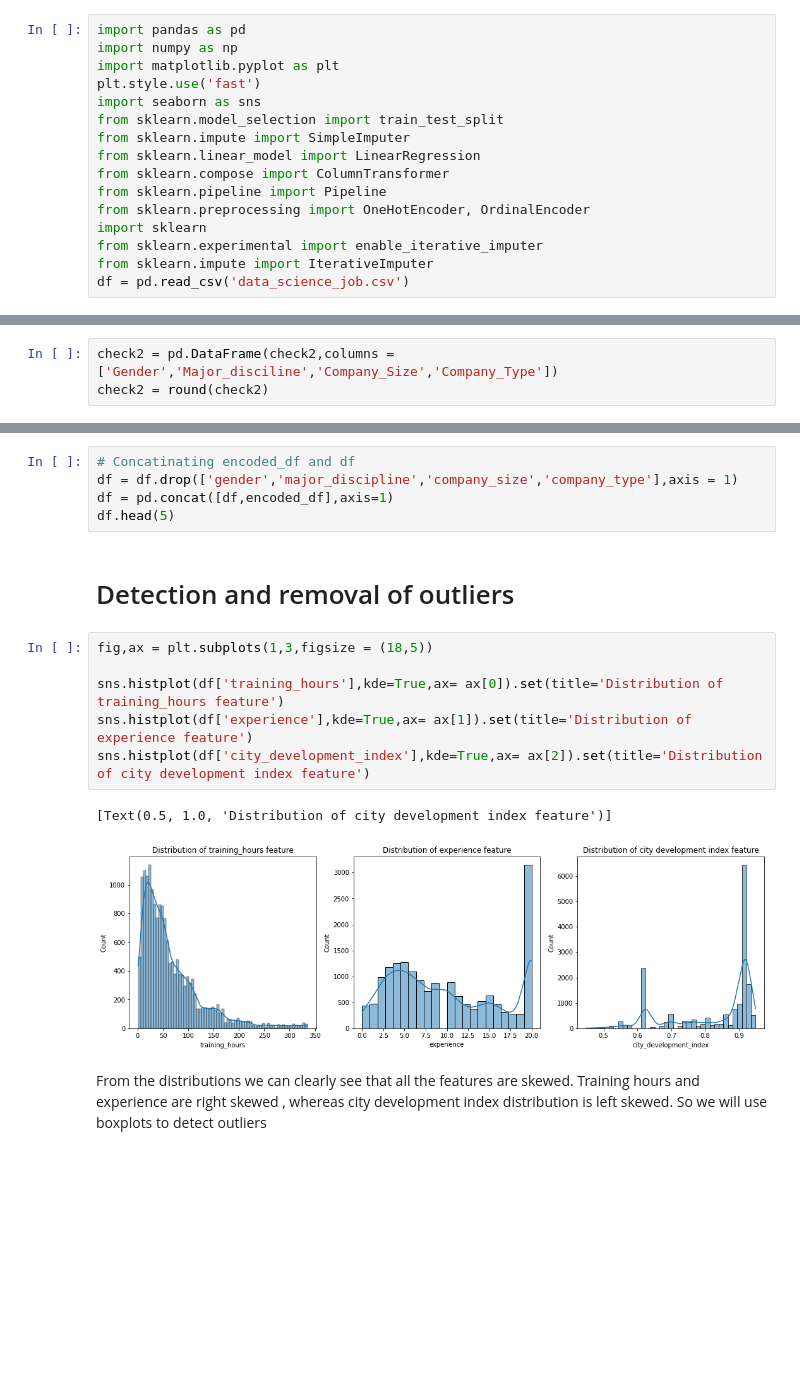
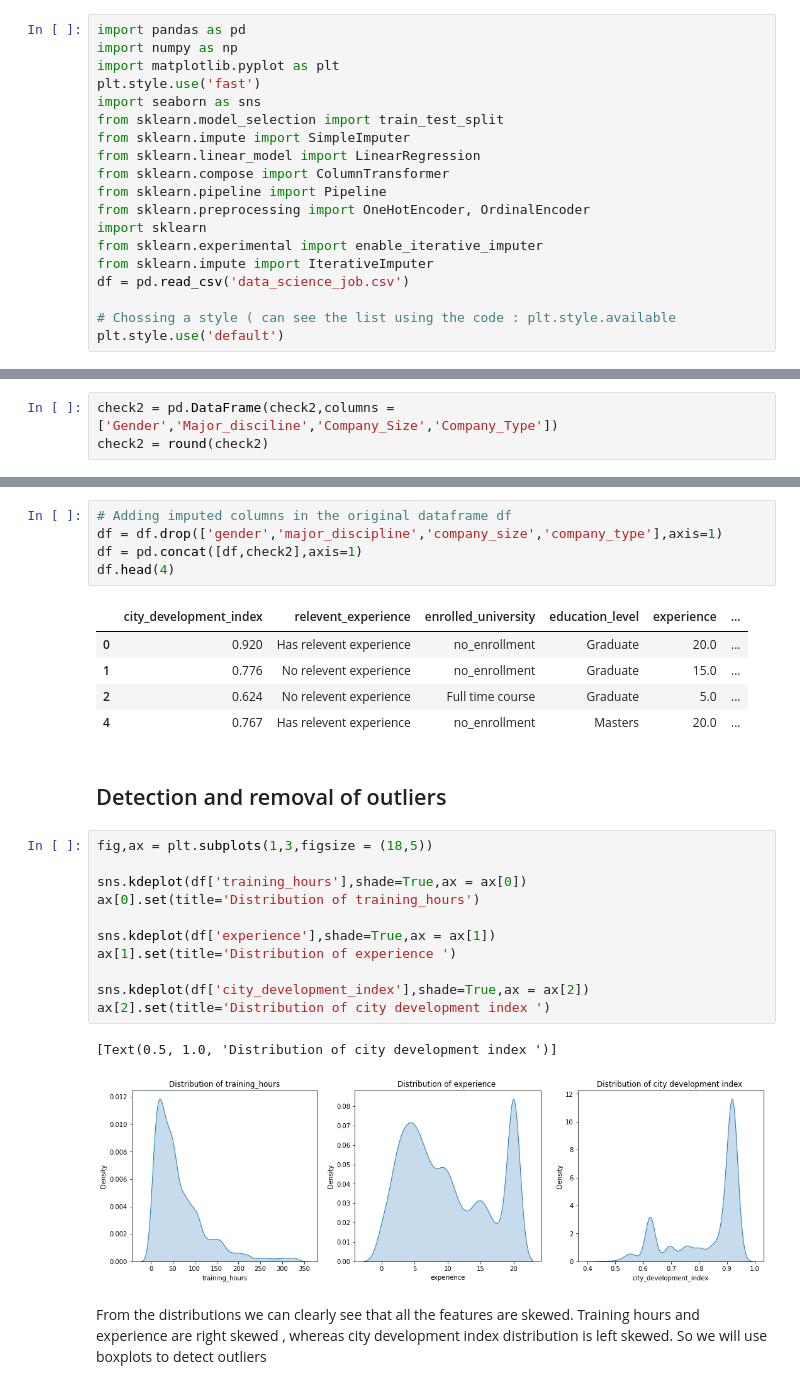
Before and after one commit to yuvraaj2002/Old_projects, a Jupyter notebook: DS job and salary prediction/DS_job_prediction.ipynb, the cells around one changed output, grey strips where cells are left out. Saved outputs shown, nothing was run; the diff lists cells and outputs as text; blank space fills up the shorter version.

```diff
--- a/DS job and salary prediction/DS_job_prediction.ipynb
+++ b/DS job and salary prediction/DS_job_prediction.ipynb
@@ -16,6 +16,9 @@ import sklearn
 from sklearn.experimental import enable_iterative_imputer
 from sklearn.impute import IterativeImputer
 df = pd.read_csv('data_science_job.csv')
+
+# Chossing a style ( can see the list using the code : plt.style.available
+plt.style.use('default')
 # %% [markdown]
 # Introductory EDA
 # %%
@@ -305,19 +278,30 @@ encoded_df = pd.concat([encoded_gender,encoded_Major_disciline,encoded_Company_T
-# %%
-# Concatinating encoded_df and df
-df = df.drop(['gender','major_discipline','company_size','company_type'],axis = 1)
-df = pd.concat([df,encoded_df],axis=1)
-df.head(5)
+# %%
+# Adding imputed columns in the original dataframe df
+df = df.drop(['gender','major_discipline','company_size','company_type'],axis=1)
+df = pd.concat([df,check2],axis=1)
+df.head(4)
+# %% [output]
+|  | city_development_index | relevent_experience | enrolled_university | education_level | experience | ... |
+| 0 | 0.920 | Has relevent experience | no_enrollment | Graduate | 20.0 | ... |
+| 1 | 0.776 | No relevent experience | no_enrollment | Graduate | 15.0 | ... |
+| 2 | 0.624 | No relevent experience | Full time course | Graduate | 5.0 | ... |
+| 4 | 0.767 | Has relevent experience | no_enrollment | Masters | 20.0 | ... |
 # %% [markdown]
-# Detection and removal of outliers
+## Detection and removal of outliers
 # %%
 fig,ax = plt.subplots(1,3,figsize = (18,5))
 
-sns.histplot(df['training_hours'],kde=True,ax= ax[0]).set(title='Distribution of training_hours feature')
-sns.histplot(df['experience'],kde=True,ax= ax[1]).set(title='Distribution of experience feature')
-sns.histplot(df['city_development_index'],kde=True,ax= ax[2]).set(title='Distribution of city development index feature')
+sns.kdeplot(df['training_hours'],shade=True,ax = ax[0])
+ax[0].set(title='Distribution of training_hours')
+
+sns.kdeplot(df['experience'],shade=True,ax = ax[1])
+ax[1].set(title='Distribution of experience ')
+
+sns.kdeplot(df['city_development_index'],shade=True,ax = ax[2])
+ax[2].set(title='Distribution of city development index ')
 # %% [output]
-[Text(0.5, 1.0, 'Distribution of city development index feature')]
+[Text(0.5, 1.0, 'Distribution of city development index ')]
-[figure, old version]
+[figure, new version]
 # %% [markdown]
 From the distributions we can clearly see that all the features are skewed. Training hours and experience are right skewed , whereas city development index distribution is left skewed. So we will use boxplots to detect outliers
 # %%
```
Also changed, not shown: parts of 42 cells of this notebook.
